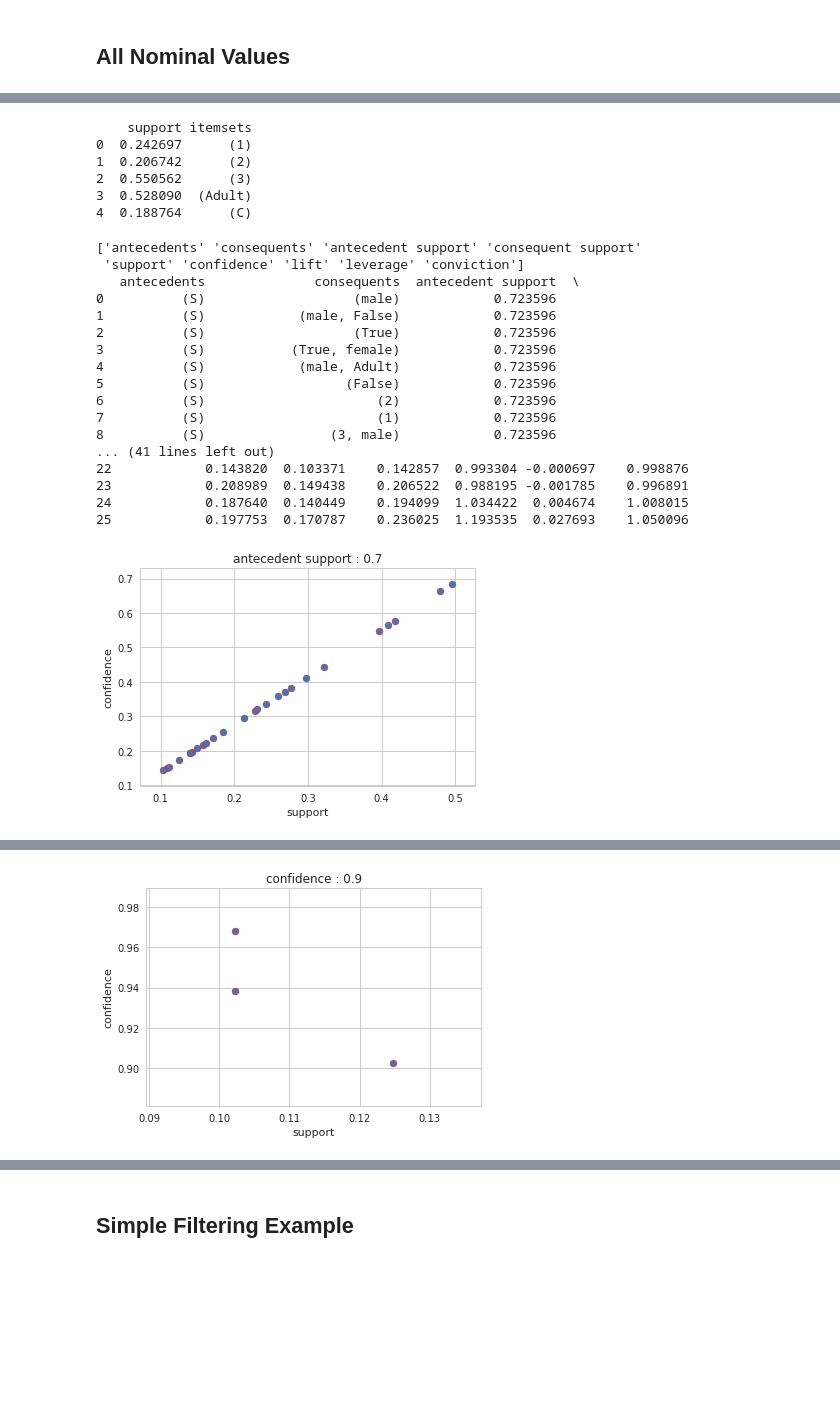
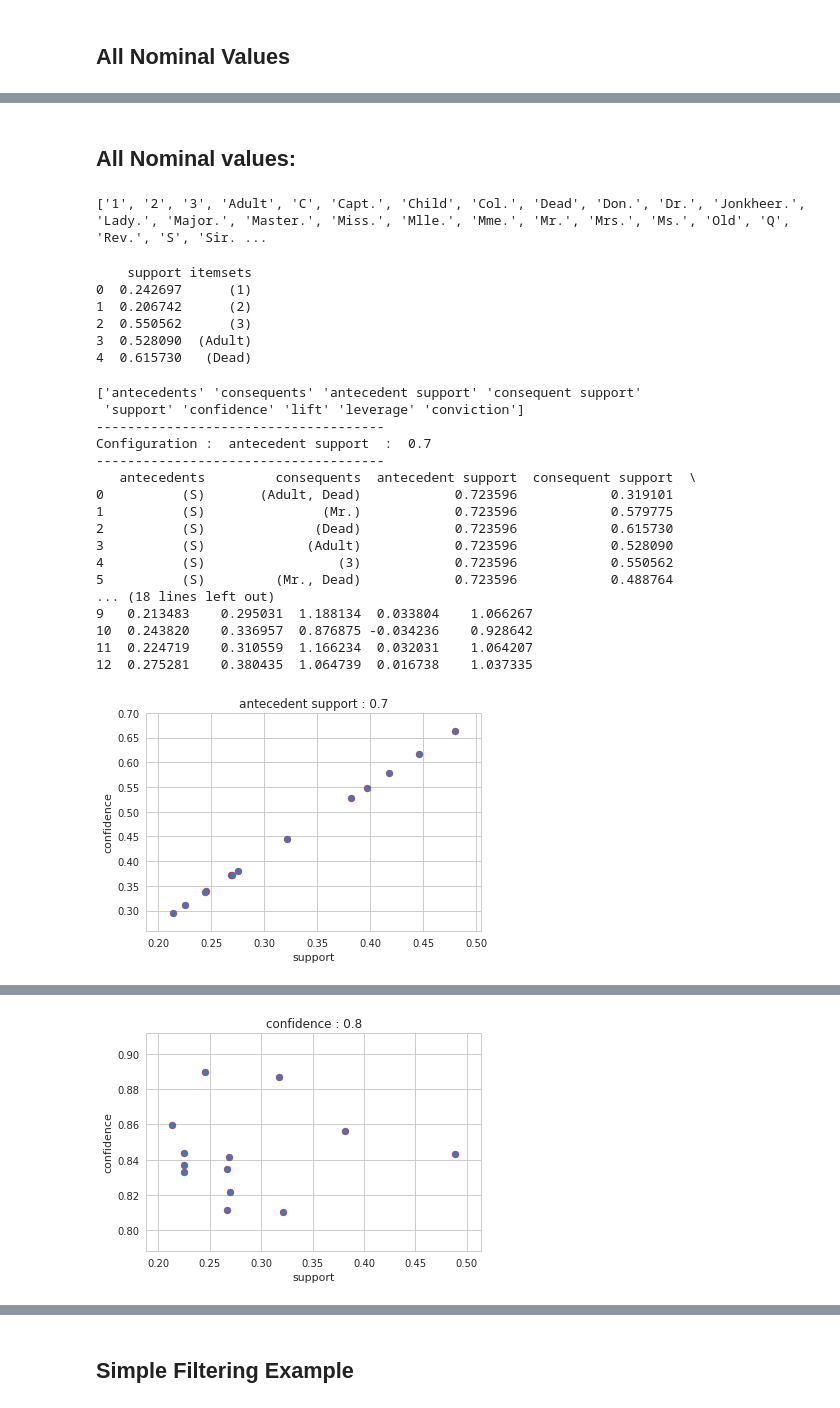
Before and after one commit to bhachauk/Learn_MachineLearning, a Jupyter notebook: 04.Data_Mining/Association_rule_mining/Association_Ruels_Mining_On_Titanic_Dataset.ipynb, the cells around one changed output, grey strips where cells are left out. Saved outputs shown, nothing was run; the diff lists cells and outputs as text; code cells hidden in the pictures; blank space fills up the shorter version.

```diff
--- a/04.Data_Mining/Association_rule_mining/Association_Ruels_Mining_On_Titanic_Dataset.ipynb
+++ b/04.Data_Mining/Association_rule_mining/Association_Ruels_Mining_On_Titanic_Dataset.ipynb
@@ -110,7 +149,0 @@ print output.head()
-# %%
-for x in ['Embarked', 'Pclass','Age', 'Sex']:
-    sns.set(style="whitegrid")
-    ax = sns.countplot(y=x, hue="Survived", data=in_titanic)
-    plt.ylabel(x)
-    plt.title('Survival Plot')
-    plt.show()
@@ -123,9 +157,8 @@ for x in ['Embarked', 'Pclass','Age', 'Sex']:
 config = [
     ('antecedent support', 0.7),
     ('support', 0.5),
-    ('support', 0.3),
-    ('confidence', 0.5),
-    ('conviction', 1)
+    ('confidence', 0.8),
+    ('conviction', 3)
 ]
 
 for metric_type, th in config:
@@ -134,6 +167,9 @@ for metric_type, th in config:
         print 'Empty Data Frame For Metric Type : ',metric_type,' on Threshold : ',th
         continue
     print rules.columns.values
+    print '-------------------------------------'
+    print 'Configuration : ', metric_type, ' : ', th
+    print '-------------------------------------'
     print (rules)
 
     support=rules.as_matrix(columns=['support'])
@@ -229,0 +260,11 @@ for metric_type, th in config:
+# %%
+dataset = []
+in_titanic=cat_titanic
+for i in range(0, in_titanic.shape[0]-1):
+    dataset.append([str(in_titanic.values[i,j]) for j in range(0, in_titanic.shape[1])])
+# dataset = in_titanic.to_xarray()
+
+oht = TransactionEncoder()
+oht_ary = oht.fit(dataset).transform(dataset)
+df = pd.DataFrame(oht_ary, columns=oht.columns_)
+print df.head()
@@ -230,5 +289,11 @@ for metric_type, th in config:
+# %% [markdown]
+## All Nominal values:
+# %%
+print oht.columns_
+# %% [output]
+['1', '2', '3', 'Adult', 'C', 'Capt.', 'Child', 'Col.', 'Dead', 'Don.', 'Dr.', 'Jonkheer.', 'Lady.', 'Major.', 'Master.', 'Miss.', 'Mlle.', 'Mme.', 'Mr.', 'Mrs.', 'Ms.', 'Old', 'Q', 'Rev.', 'S', 'Sir. ...
 # %%
-output = apriori(df, min_support=0.1, use_colnames=oht.columns_)
+output = apriori(df, min_support=0.2, use_colnames=oht.columns_)
 
 print output.head()
 # %% [output]
@@ -237,46 +302,50 @@ print output.head()
 1  0.206742      (2)
 2  0.550562      (3)
 3  0.528090  (Adult)
-4  0.188764      (C)
+4  0.615730   (Dead)
 # %%
 config = [
     ('antecedent support', 0.7),
-    ('confidence', 0.9),
-    ('conviction', 2)
+    ('support', 0.5),
+    ('confidence', 0.8),
+    ('conviction', 3)
 ]
 
 for metric_type, th in config:
     rules = association_rules(output, metric=metric_type, min_threshold=th)
     if rules.empty:
         print 'Empty Data Frame For Metric Type : ',metric_type,' on Threshold : ',th
         continue
     print rules.columns.values
+    print '-------------------------------------'
+    print 'Configuration : ', metric_type, ' : ', th
+    print '-------------------------------------'
     print (rules)
 
     support=rules.as_matrix(columns=['support'])
     confidence=rules.as_matrix(columns=['confidence'])
 
     plt.scatter(support, confidence, edgecolors='red')
     plt.xlabel('support')
     plt.ylabel('confidence')
     plt.title(metric_type+' : '+str(th))
     plt.show()
 # %% [output]
 ['antecedents' 'consequents' 'antecedent support' 'consequent support'
  'support' 'confidence' 'lift' 'leverage' 'conviction']
-   antecedents              consequents  antecedent support  \
-0          (S)                   (male)            0.723596
-1          (S)            (male, False)            0.723596
-2          (S)                   (True)            0.723596
-3          (S)           (True, female)            0.723596
-4          (S)            (male, Adult)            0.723596
-5          (S)                  (False)            0.723596
-6          (S)                      (2)            0.723596
-7          (S)                      (1)            0.723596
-8          (S)                (3, male)            0.723596
-... (41 lines left out)
-22            0.143820  0.103371    0.142857  0.993304 -0.000697    0.998876
-23            0.208989  0.149438    0.206522  0.988195 -0.001785    0.996891
-24            0.187640  0.140449    0.194099  1.034422  0.004674    1.008015
-25            0.197753  0.170787    0.236025  1.193535  0.027693    1.050096
+-------------------------------------
+Configuration :  antecedent support  :  0.7
+-------------------------------------
+   antecedents         consequents  antecedent support  consequent support  \
+0          (S)       (Adult, Dead)            0.723596            0.319101
+1          (S)               (Mr.)            0.723596            0.579775
+2          (S)              (Dead)            0.723596            0.615730
+3          (S)             (Adult)            0.723596            0.528090
+4          (S)                 (3)            0.723596            0.550562
+5          (S)         (Mr., Dead)            0.723596            0.488764
+... (18 lines left out)
+9   0.213483    0.295031  1.188134  0.033804    1.066267
+10  0.243820    0.336957  0.876875 -0.034236    0.928642
+11  0.224719    0.310559  1.166234  0.032031    1.064207
+12  0.275281    0.380435  1.064739  0.016738    1.037335
-[figure, old version]
+[figure, new version]
@@ -294,3 +369,3 @@ for metric_type, th in config:
-[figure, old version]
+[figure, new version]
 ['antecedents' 'consequents' 'antecedent support' 'consequent support'
  'support' 'confidence' 'lift' 'leverage' 'conviction']
```
Also changed, not shown: parts of 20 cells of this notebook, 10 other files.
